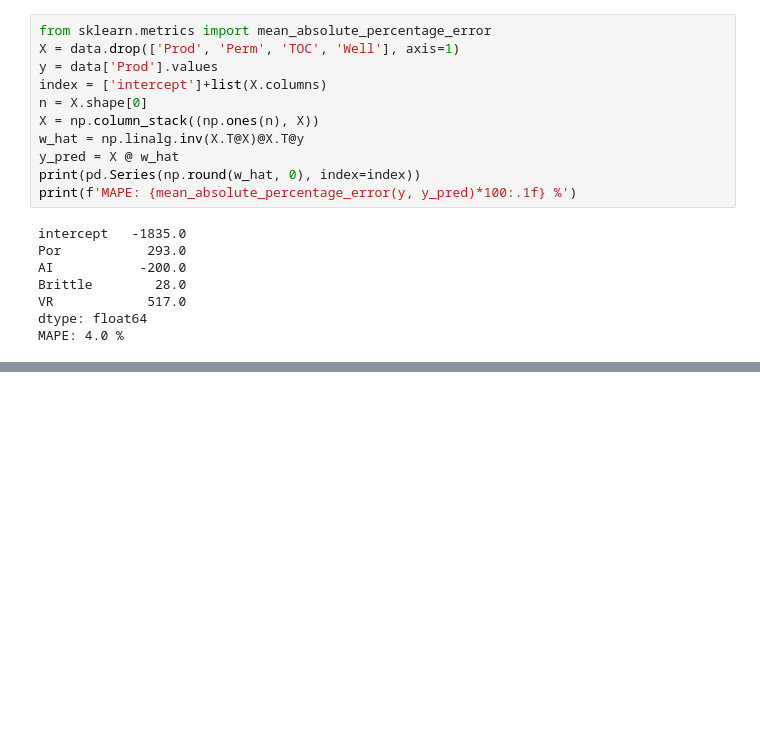
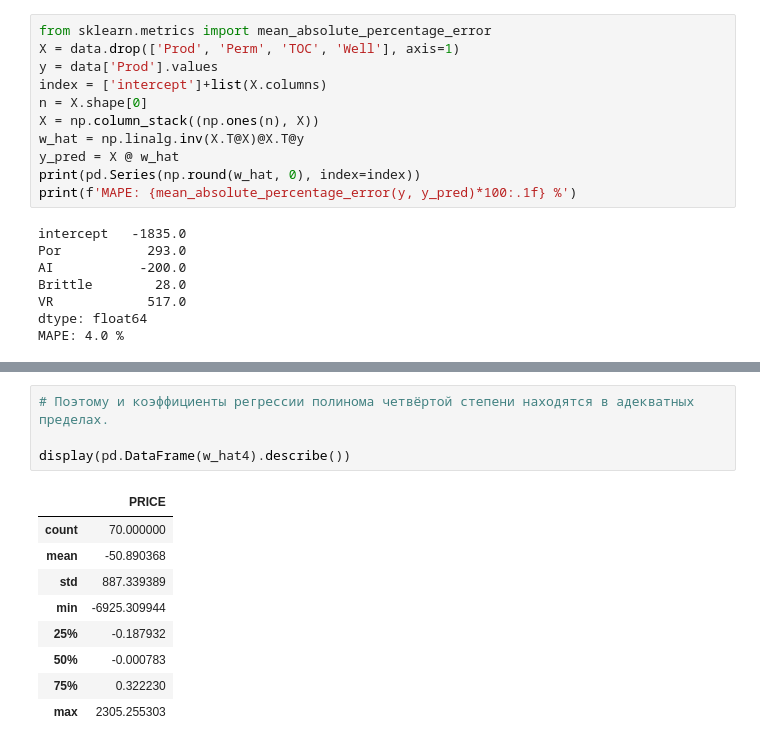
Before and after one commit to Alexx-Yu/python_classes, a Jupyter notebook: Module 39 - Math&ML-2/Theory.ipynb, the cells around one changed output, grey strips where cells are left out. Saved outputs shown, nothing was run; the diff lists cells and outputs as text; blank space fills up the shorter version.

```diff
--- a/Module 39 - Math&ML-2/Theory.ipynb
+++ b/Module 39 - Math&ML-2/Theory.ipynb
@@ -412,0 +590,14 @@ MAPE: 4.0 %
+# %%
+# Поэтому и коэффициенты регрессии полинома четвёртой степени находятся в адекватных пределах.
+
+display(pd.DataFrame(w_hat4).describe())
+# %% [output]
+|  | PRICE |
+| count | 70.000000 |
+| mean | -50.890368 |
+| std | 887.339389 |
+| min | -6925.309944 |
+| 25% | -0.187932 |
+| 50% | -0.000783 |
+| 75% | 0.322230 |
+| max | 2305.255303 |
```
Also changed, not shown: parts of 58 cells of this notebook, 3 other files.
